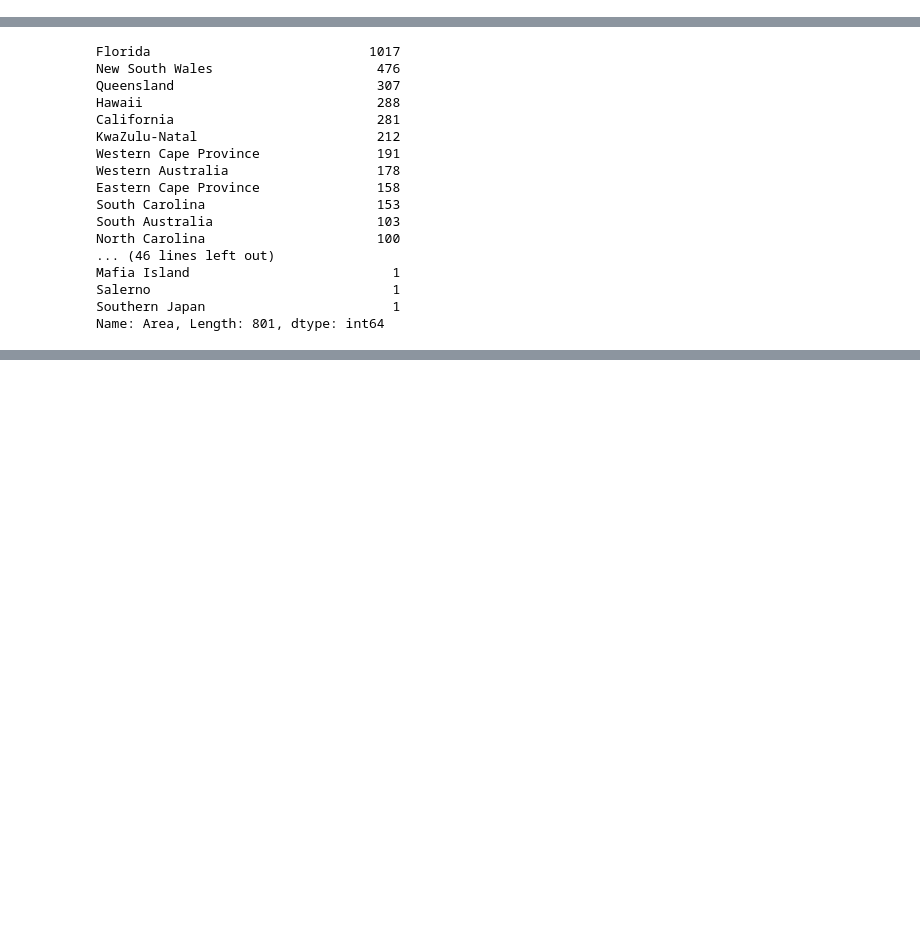
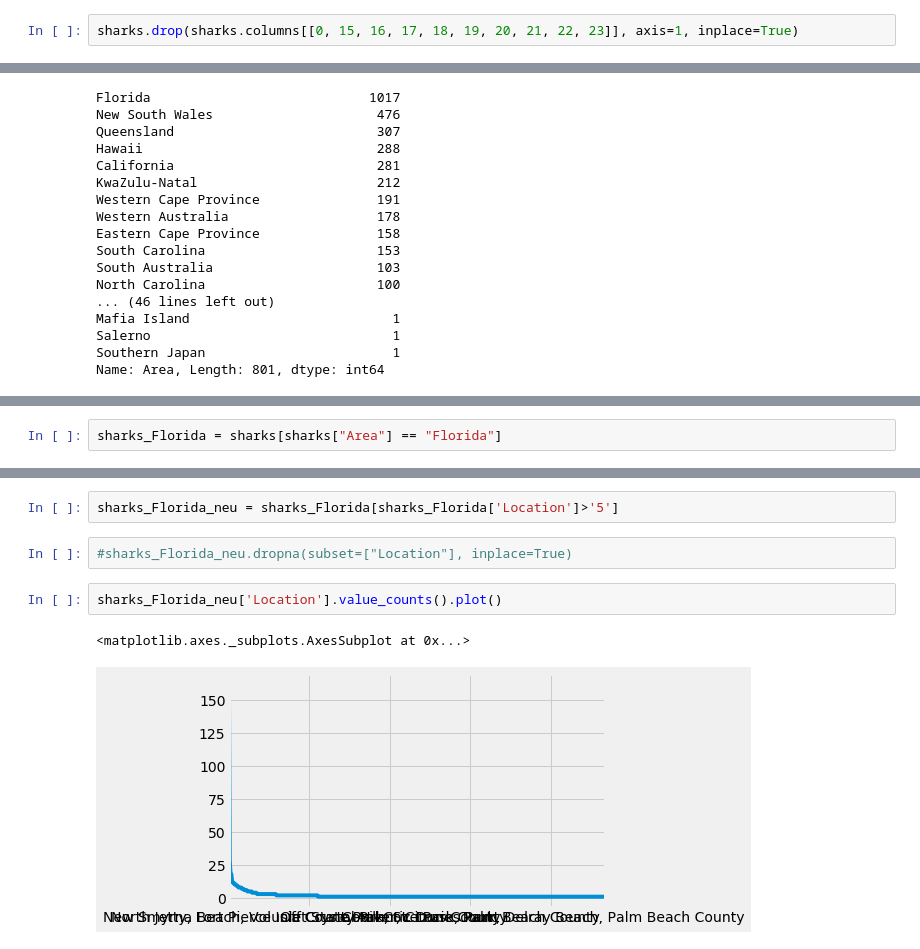
Before and after one commit to Dgorgs/studio-projects, a Jupyter notebook: code/shark_part2/Sharks_Florida.ipynb, the cells around one changed output, grey strips where cells are left out. Saved outputs shown, nothing was run; the diff lists cells and outputs as text; blank space fills up the shorter version.

```diff
--- a/code/shark_part2/Sharks_Florida.ipynb
+++ b/code/shark_part2/Sharks_Florida.ipynb
@@ -50,6 +50,8 @@ sharks.head()
 | 3 | 2017.06.29 | 29-Jun-2017 | 2017.0 | Invalid | USA | South Carolina | Wrightsville Beach | Fishing | male | M | ... |
 | 4 | 2017.06.29.R | Reported 29-Jun-2017 | 2017.0 | Unprovoked | USA | South Carolina | Hilton Head | Swimming | Olivia Wallhauser | F | ... |
 5 rows × 24 columns
+# %%
+sharks.drop(sharks.columns[[0, 15, 16, 17, 18, 19, 20, 21, 22, 23]], axis=1, inplace=True)
 # %%
 sharks['Area'].value_counts()
 # %% [output]
@@ -112,0 +139,2 @@ Name: Location, Length: 3992, dtype: int64
+# %%
+sharks_Florida = sharks[sharks["Area"] == "Florida"]
@@ -112,0 +182,9 @@ Name: Location, Length: 3992, dtype: int64
+# %%
+sharks_Florida_neu = sharks_Florida[sharks_Florida['Location']>'5']
+# %%
+#sharks_Florida_neu.dropna(subset=["Location"], inplace=True)
+# %%
+sharks_Florida_neu['Location'].value_counts().plot()
+# %% [output]
+<matplotlib.axes._subplots.AxesSubplot at 0x...>
+[figure, added]
```
Also changed, not shown: parts of 7 cells of this notebook, 21 other files.
